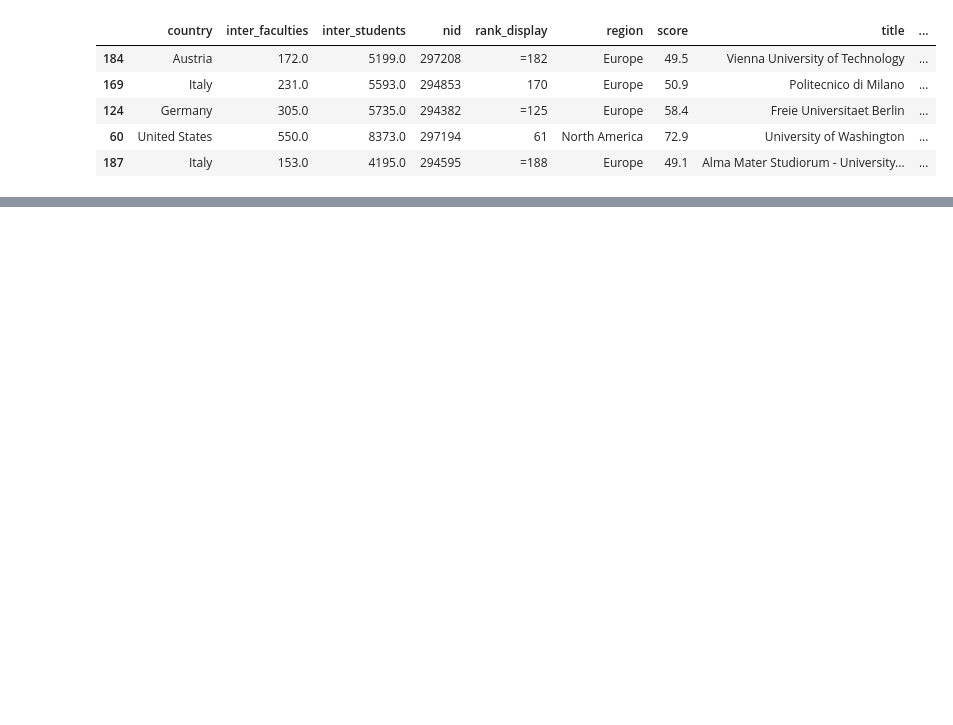
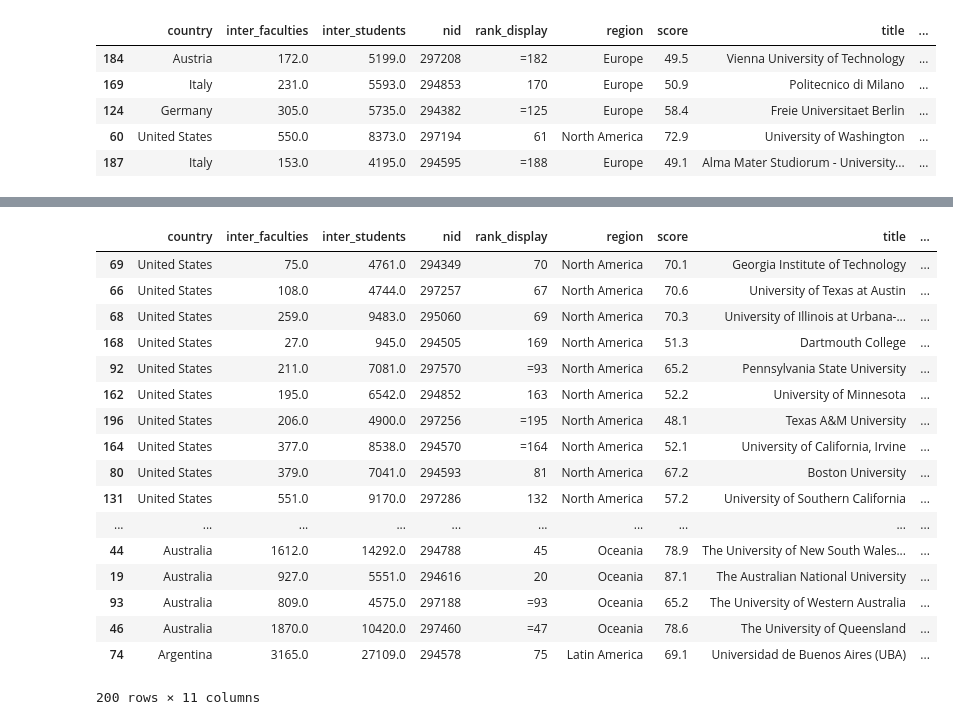
Before and after one commit to maxpr/ADA, a Jupyter notebook: 02 - Data from the Web/Homework2.ipynb, the cells around one changed output, grey strips where cells are left out. Cells and saved outputs as stored; diff of their text form; code cells hidden in the pictures; blank space fills up the shorter version.

```diff
--- a/02 - Data from the Web/Homework2.ipynb
+++ b/02 - Data from the Web/Homework2.ipynb
@@ -241,0 +289,21 @@ df_with_ratio_inter.sort_values(by="ratio",ascending=False).head()
+# %%
+df_with_ratio_inter.sort_values(["country","ratio"],ascending=False)
+# %% [output]
+|  | country | inter_faculties | inter_students | nid | rank_display | region | score | title | ... |
+| 69 | United States | 75.0 | 4761.0 | 294349 | 70 | North America | 70.1 | Georgia Institute of Technology | ... |
+| 66 | United States | 108.0 | 4744.0 | 297257 | 67 | North America | 70.6 | University of Texas at Austin | ... |
+| 68 | United States | 259.0 | 9483.0 | 295060 | 69 | North America | 70.3 | University of Illinois at Urbana-... | ... |
+| 168 | United States | 27.0 | 945.0 | 294505 | 169 | North America | 51.3 | Dartmouth College | ... |
+| 92 | United States | 211.0 | 7081.0 | 297570 | =93 | North America | 65.2 | Pennsylvania State University | ... |
+| 162 | United States | 195.0 | 6542.0 | 294852 | 163 | North America | 52.2 | University of Minnesota | ... |
+| 196 | United States | 206.0 | 4900.0 | 297256 | =195 | North America | 48.1 | Texas A&M University | ... |
+| 164 | United States | 377.0 | 8538.0 | 294570 | =164 | North America | 52.1 | University of California, Irvine | ... |
+| 80 | United States | 379.0 | 7041.0 | 294593 | 81 | North America | 67.2 | Boston University | ... |
+| 131 | United States | 551.0 | 9170.0 | 297286 | 132 | North America | 57.2 | University of Southern California | ... |
+| ... | ... | ... | ... | ... | ... | ... | ... | ... | ... |
+| 44 | Australia | 1612.0 | 14292.0 | 294788 | 45 | Oceania | 78.9 | The University of New South Wales... | ... |
+| 19 | Australia | 927.0 | 5551.0 | 294616 | 20 | Oceania | 87.1 | The Australian National University | ... |
+| 93 | Australia | 809.0 | 4575.0 | 297188 | =93 | Oceania | 65.2 | The University of Western Australia | ... |
+| 46 | Australia | 1870.0 | 10420.0 | 297460 | =47 | Oceania | 78.6 | The University of Queensland | ... |
+| 74 | Argentina | 3165.0 | 27109.0 | 294578 | 75 | Latin America | 69.1 | Universidad de Buenos Aires (UBA) | ... |
+200 rows × 11 columns
```
Also changed, not shown: parts of 6 cells of this notebook.
